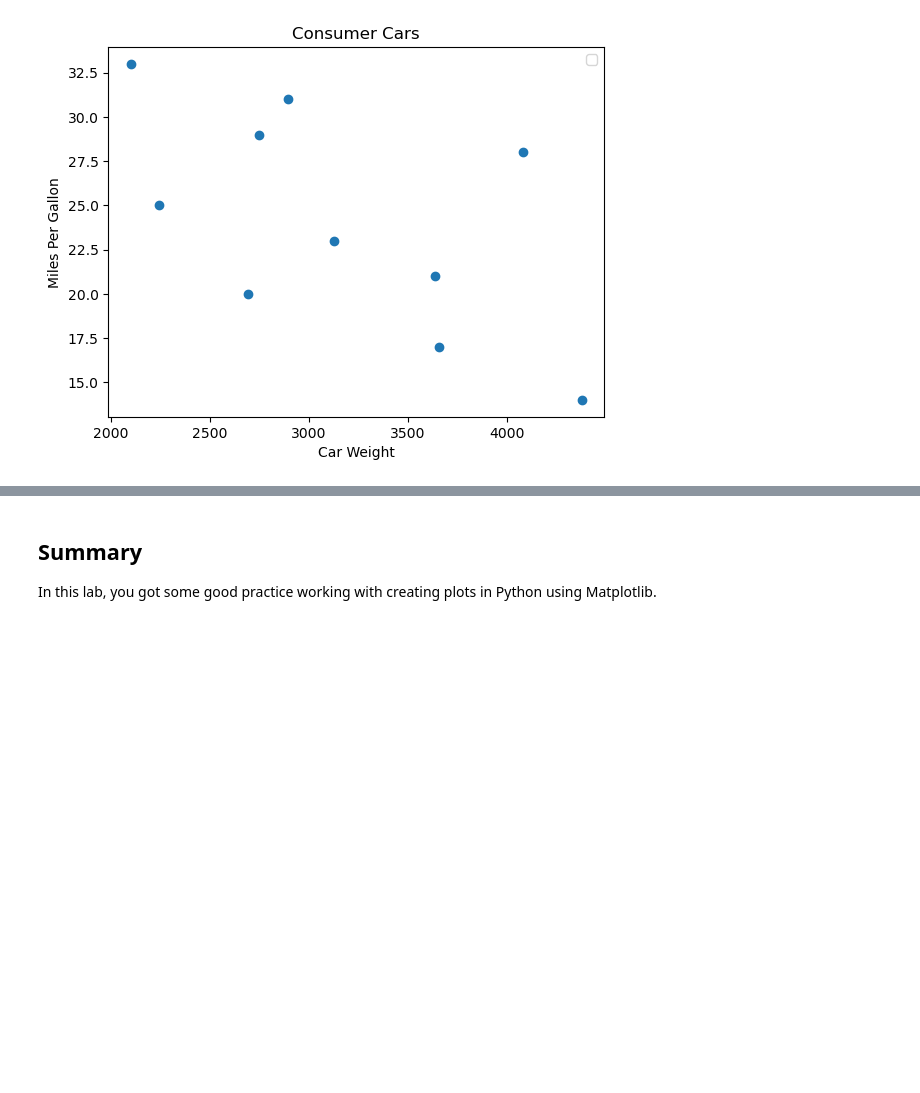
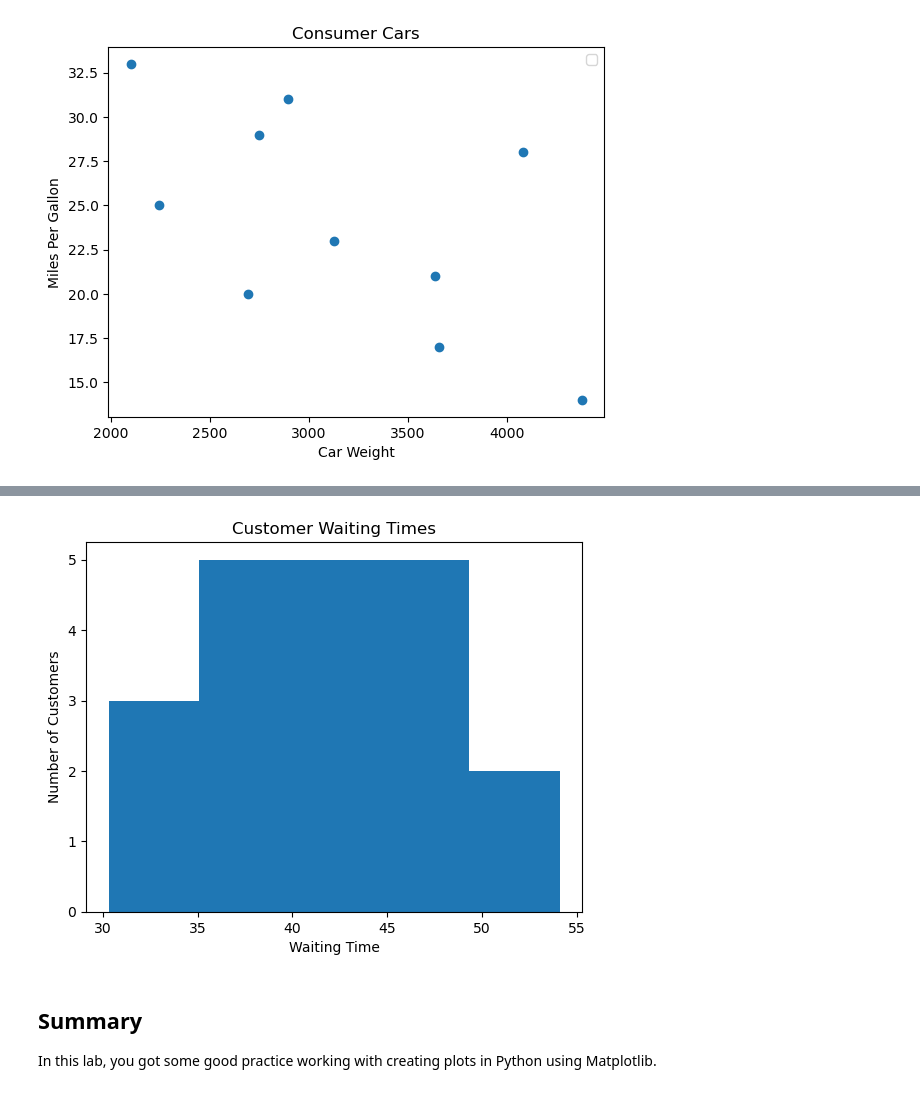
Before and after one commit to agapegit05/dsc-data-viz-lab, a Jupyter notebook: index.ipynb, the cells around one changed output, grey strips where cells are left out. Drawn from its saved outputs; the diff is of its cells as text; code cells hidden in the pictures; blank space fills up the shorter version.

```diff
--- a/index.ipynb
+++ b/index.ipynb
@@ -121,21 +121,24 @@ The graph you create should look like this:
 # %%
 # Replace None with appropriate code
 
 x = [43.1, 35.6, 37.5, 36.5, 45.3, 43.4,
      40.3, 50.2, 47.3, 31.2, 42.2, 45.5,
      30.3, 31.4, 35.6, 45.2, 54.1, 45.6,
      36.5, 43.1]
 
 # Create the plot
-None
+import matplotlib.pyplot as plt
 
 # Plot the histogram with hist() function
-None
+plt.hist(x,bins=5)
 
 # Label axes and set title
-None
-None
-None
+plt.xlabel('Waiting Time')
+plt.ylabel('Number of Customers')
+plt.title('Customer Waiting Times')
+plt.show()
+# %% [output]
+[figure, added]
 # %% [markdown]
 ## Summary
 
```
Also changed, not shown: parts of 1 cell of this notebook.
